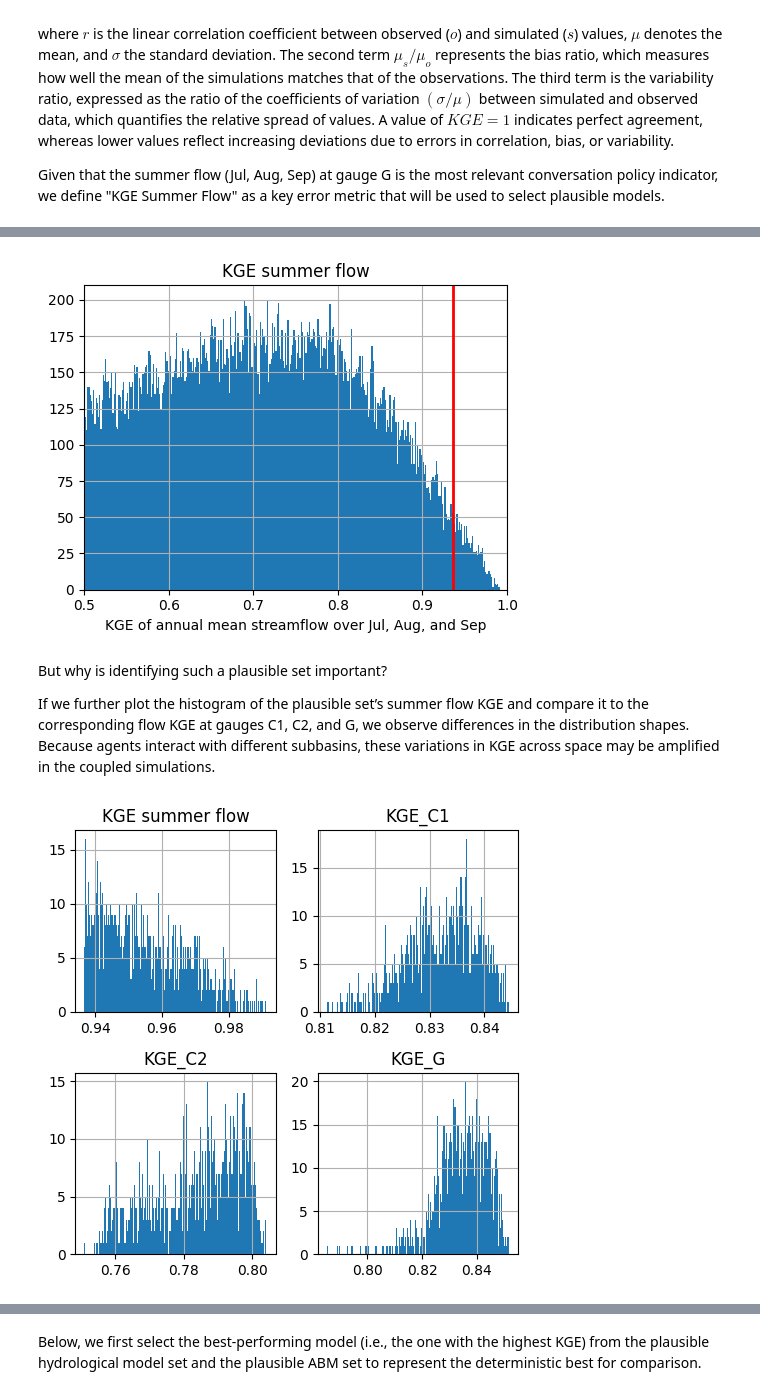
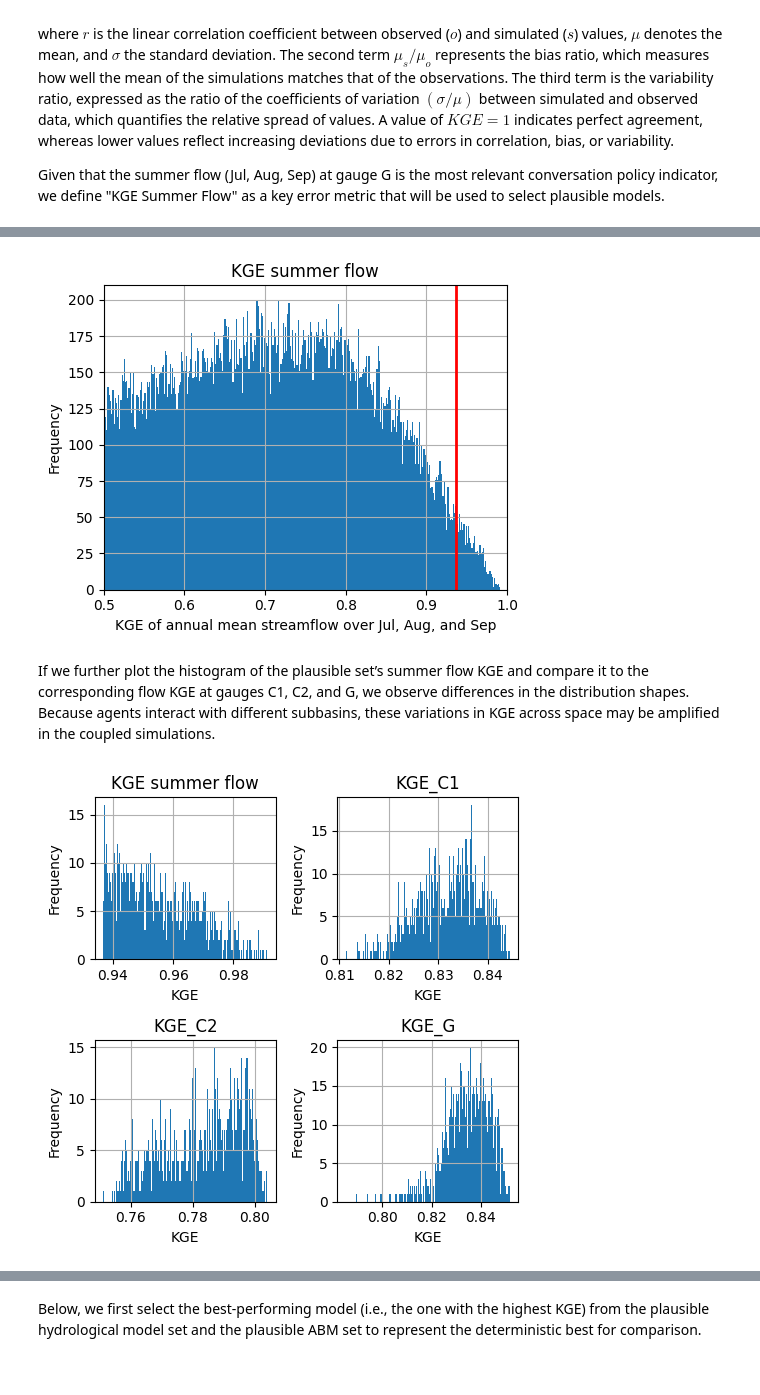
Before and after one commit to cylin928/PreCalibration-CoFlow, a Jupyter notebook: precalibration.ipynb, the cells around one changed output, grey strips where cells are left out. Cells and saved outputs as stored; diff of their text form; code cells hidden in the pictures.

```diff
--- a/precalibration.ipynb
+++ b/precalibration.ipynb
@@ -364,25 +370,32 @@ fig, ax = plt.subplots(figsize=(5, 4))
 df_hy[["KGE summer flow"]].hist(bins=1000, ax=ax)
 ax.set_xlim([0.5, 1])
 ax.axvline(q99, c="r", lw=2)
-#ax.axvline(0.754, c="orange", lw=2, label="Baseline")
 ax.set_xlabel("KGE of annual mean streamflow over Jul, Aug, and Sep")
+ax.set_ylabel("Frequency")
 plt.tight_layout()
 plt.show()
 # %% [output]
-[figure, old version]
+[figure, new version]
 # %% [markdown]
-But why is identifying such a plausible set important?
-
 If we further plot the histogram of the plausible set’s summer flow KGE and compare it to the corresponding flow KGE at gauges C1, C2, and G, we observe differences in the distribution shapes. Because agents interact with different subbasins, these variations in KGE across space may be amplified in the coupled simulations.
 # %%
 # Histogram of plausible set
 df_hy_plausible = df_hy[df_hy["KGE summer flow"] >= q99]
 fig, ax = plt.subplots(figsize=(5, 5))
-df_hy_plausible[ylist].hist(bins=200, ax=ax)
+axes = df_hy_plausible[ylist].hist(bins=200, ax=ax)
+
+# If there's only one subplot, `axes` is a single Axes object; otherwise, it's an array
+if isinstance(axes, np.ndarray):
+    for ax in axes.ravel():
+        ax.set_xlabel("KGE")
+        ax.set_ylabel("Frequency")
+else:
+    axes.set_xlabel("KGE")
+    axes.set_ylabel("Frequency")
 plt.tight_layout()
 plt.show()
 # %% [output]
-[figure, old version]
+[figure, new version]
 # %% [markdown]
 ### Pre-calibration on ABM
 
```
Also changed, not shown: parts of 16 cells of this notebook, 3 other files.
